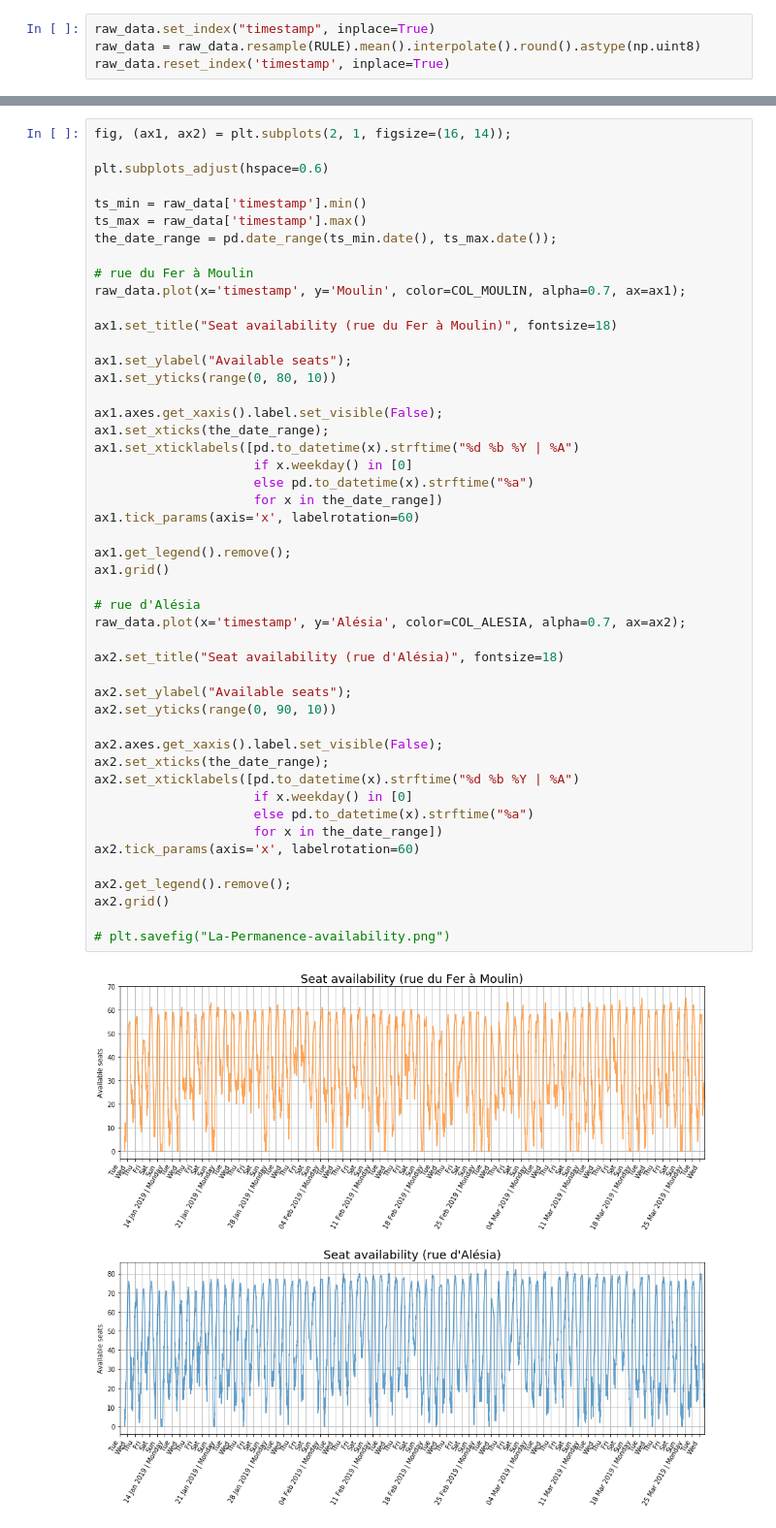
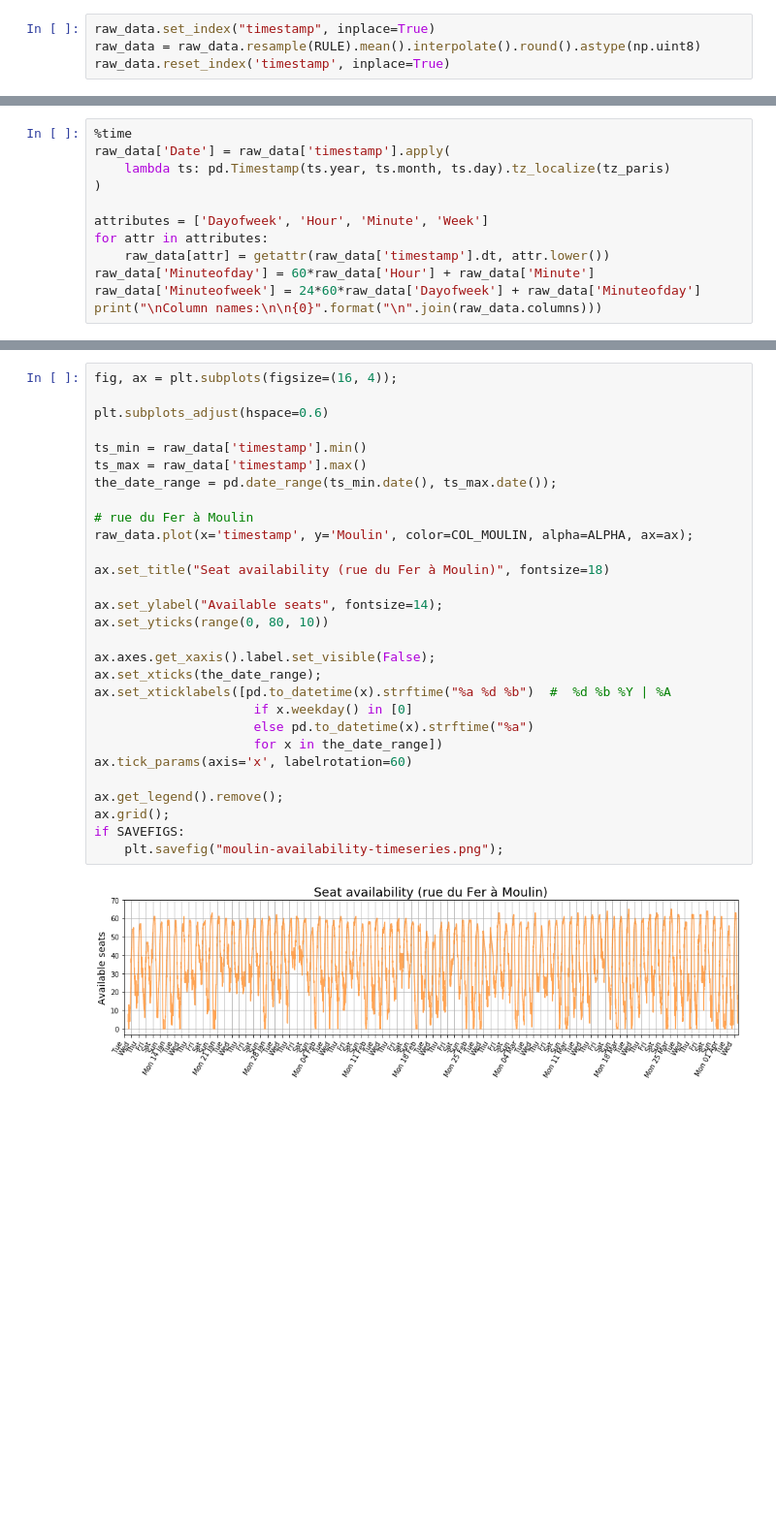
Before and after one commit to antoinechoffrut/la_permanence, a Jupyter notebook: la-permanence-understanding.ipynb, the cells around one changed output, grey strips where cells are left out. Shown at 97% size. Cells and saved outputs as stored; diff of their text form; blank space fills up the shorter version.

```diff
--- a/la-permanence-understanding.ipynb
+++ b/la-permanence-understanding.ipynb
@@ -147,0 +169,12 @@ We obtain a regularized time-series:
+# %%
+%time
+raw_data['Date'] = raw_data['timestamp'].apply(
+    lambda ts: pd.Timestamp(ts.year, ts.month, ts.day).tz_localize(tz_paris)
+)
+
+attributes = ['Dayofweek', 'Hour', 'Minute', 'Week']
+for attr in attributes:
+    raw_data[attr] = getattr(raw_data['timestamp'].dt, attr.lower())
+raw_data['Minuteofday'] = 60*raw_data['Hour'] + raw_data['Minute']
+raw_data['Minuteofweek'] = 24*60*raw_data['Dayofweek'] + raw_data['Minuteofday']
+print("\nColumn names:\n\n{0}".format("\n".join(raw_data.columns)))
@@ -148,50 +208,31 @@ We obtain a regularized time-series:
 # %%
-fig, (ax1, ax2) = plt.subplots(2, 1, figsize=(16, 14));
+fig, ax = plt.subplots(figsize=(16, 4));
 
 plt.subplots_adjust(hspace=0.6)
 
 ts_min = raw_data['timestamp'].min()
 ts_max = raw_data['timestamp'].max()
 the_date_range = pd.date_range(ts_min.date(), ts_max.date());
 
 # rue du Fer à Moulin
-raw_data.plot(x='timestamp', y='Moulin', color=COL_MOULIN, alpha=0.7, ax=ax1);
+raw_data.plot(x='timestamp', y='Moulin', color=COL_MOULIN, alpha=ALPHA, ax=ax);
 
-ax1.set_title("Seat availability (rue du Fer à Moulin)", fontsize=18)
+ax.set_title("Seat availability (rue du Fer à Moulin)", fontsize=18)
 
-ax1.set_ylabel("Available seats");
-ax1.set_yticks(range(0, 80, 10))
+ax.set_ylabel("Available seats", fontsize=14);
+ax.set_yticks(range(0, 80, 10))
 
-ax1.axes.get_xaxis().label.set_visible(False);
-ax1.set_xticks(the_date_range);
-ax1.set_xticklabels([pd.to_datetime(x).strftime("%d %b %Y | %A")
+ax.axes.get_xaxis().label.set_visible(False);
+ax.set_xticks(the_date_range);
+ax.set_xticklabels([pd.to_datetime(x).strftime("%a %d %b")  #  %d %b %Y | %A
                      if x.weekday() in [0]
                      else pd.to_datetime(x).strftime("%a")
                      for x in the_date_range])
-ax1.tick_params(axis='x', labelrotation=60)
+ax.tick_params(axis='x', labelrotation=60)
 
-ax1.get_legend().remove();
-ax1.grid()
-
-# rue d'Alésia
-raw_data.plot(x='timestamp', y='Alésia', color=COL_ALESIA, alpha=0.7, ax=ax2);
-
-ax2.set_title("Seat availability (rue d'Alésia)", fontsize=18)
-
-ax2.set_ylabel("Available seats");
-ax2.set_yticks(range(0, 90, 10))
-
-ax2.axes.get_xaxis().label.set_visible(False);
-ax2.set_xticks(the_date_range);
-ax2.set_xticklabels([pd.to_datetime(x).strftime("%d %b %Y | %A")
-                     if x.weekday() in [0]
-                     else pd.to_datetime(x).strftime("%a")
-                     for x in the_date_range])
-ax2.tick_params(axis='x', labelrotation=60)
-
-ax2.get_legend().remove();
-ax2.grid()
-
-# plt.savefig("La-Permanence-availability.png")
+ax.get_legend().remove();
+ax.grid();
+if SAVEFIGS:
+    plt.savefig("moulin-availability-timeseries.png");
 # %% [output]
-[figure, old version]
+[figure, new version]
```
Also changed, not shown: parts of 51 cells of this notebook, 15 other files.
